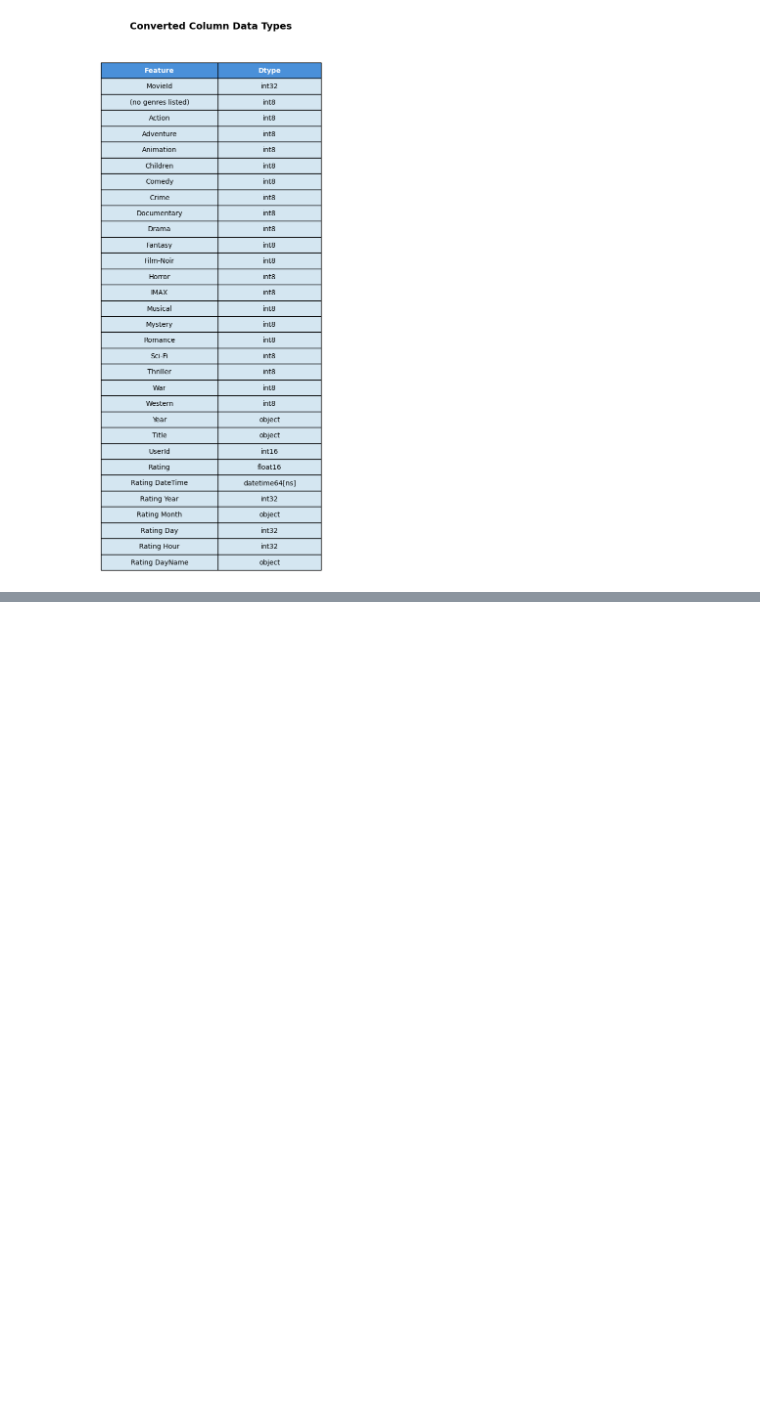
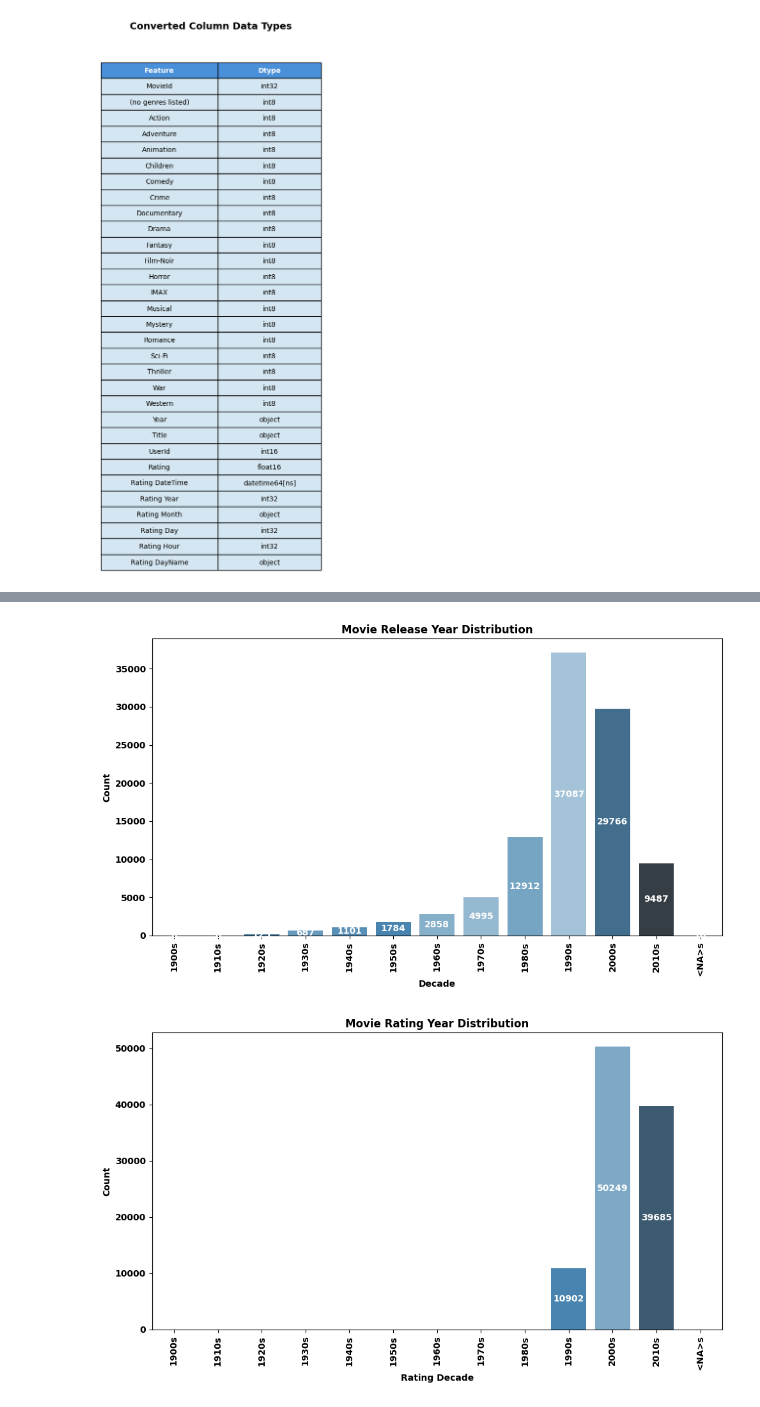
Before and after one commit to juanbucz/FullStackAcademyAICourse, a Jupyter notebook: Incremental Capstones/Capstone 8/Incremental Capstone 8 - Movies - Recommendation Systems.ipynb, the cells around one changed output, grey strips where cells are left out. Saved outputs shown, nothing was run; the diff lists cells and outputs as text; code cells hidden in the pictures; blank space fills up the shorter version.

```diff
--- a/Incremental Capstones/Capstone 8/Incremental Capstone 8 - Movies - Recommendation Systems.ipynb
+++ b/Incremental Capstones/Capstone 8/Incremental Capstone 8 - Movies - Recommendation Systems.ipynb
@@ -602,0 +706,18 @@ Converted Data Columns
+# %%
+# Bin/Plot Movie Release Years by decades
+df_BinnedYears = df_Merged.copy(deep=True)
+df_BinnedYears['Decade'] = (df_BinnedYears['Year'].astype(float) // 10 * 10).astype('Int64').astype(str) + 's'
+
+# Check value counts including NaN category
+#print(df_Merged[df_Merged['Year'].isna()][['MovieId','Title', 'Year']])
+#PrintDataFrameStatistics(df_BinnedYears)
+
+decadesOrder = df_BinnedYears['Decade'].value_counts().index.sort_values()
+DisplayCountPlot(df_BinnedYears, 'Decade', decadesOrder, 'Movie Release Year Distribution', (10,6))
+
+# Bin/Plot Movie Review Years
+df_BinnedYears['Rating Decade'] = (df_BinnedYears['Rating Year'].astype(float) // 10 * 10).astype('Int64').astype(str) + 's'
+DisplayCountPlot(df_BinnedYears, 'Rating Decade', decadesOrder, 'Movie Rating Year Distribution', (10,6))
+# %% [output]
+[figure, added]
+[figure, added]
```
Also changed, not shown: parts of 15 cells of this notebook, 1 other file.
